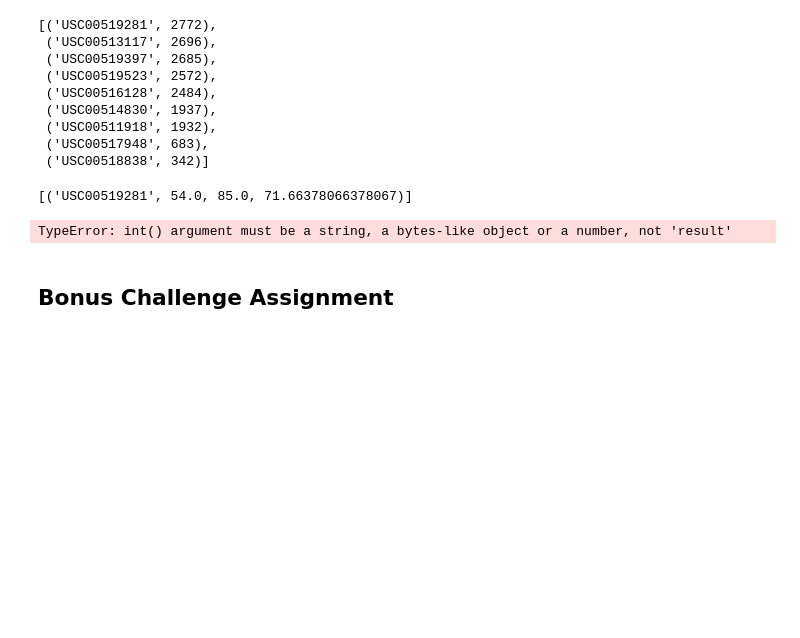
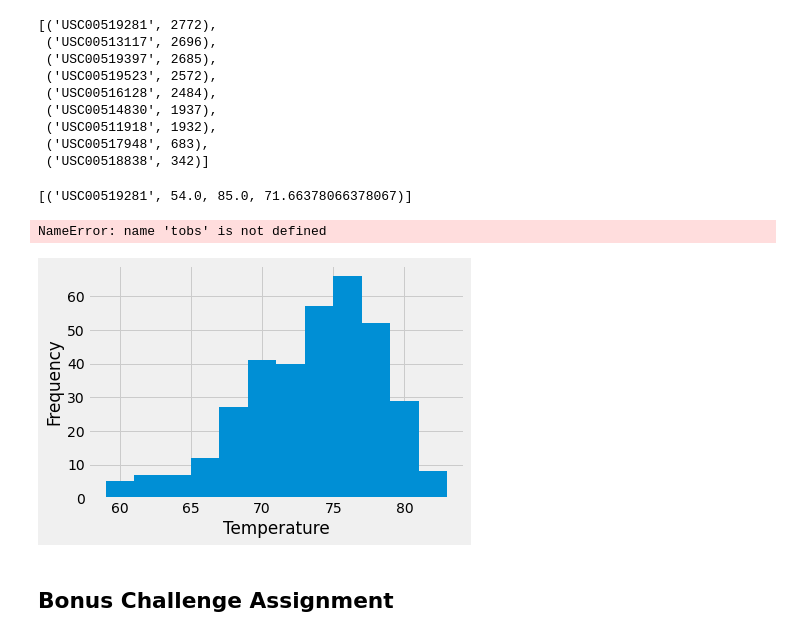
Before and after one commit to WilliamRoll/sqlalchemy-challenge, a Jupyter notebook: climate_starter.ipynb, the cells around one changed output. Drawn from its saved outputs; the diff is of its cells as text; code cells hidden in the pictures; blank space fills up the shorter version.

Commit message:
Histogram added

```diff
--- a/climate_starter.ipynb
+++ b/climate_starter.ipynb
@@ -178,15 +178,19 @@ most_active_station
 # %%
 # Choose the station with the highest number of temperature observations.
 # Query the last 12 months of temperature observation data for this station and plot the results as a histogram
 temps_ma = session.query(Measurement.tobs).\
             filter(Measurement.date >= twelve_months, Measurement.station == 'USC00519281').all()
 
-temps = [int(temps_ma[0]) for temps in temps_ma[:10]]
-temps
-#plt.hist(temps, bins = 12)
-#plt.show()
+temps = np.array(temps_ma)
+
+plt.hist(temps, bins = 12)
+plt.xlabel("Temperature")
+plt.ylabel("Frequency")
+#plt.legend()
+plt.show()
 # %% [output]
-TypeError: int() argument must be a string, a bytes-like object or a number, not 'result'
+NameError: name 'tobs' is not defined
+[figure, added]
 # %% [markdown]
 ## Bonus Challenge Assignment
 # %%
```
Also changed, not shown: parts of 2 cells of this notebook.
